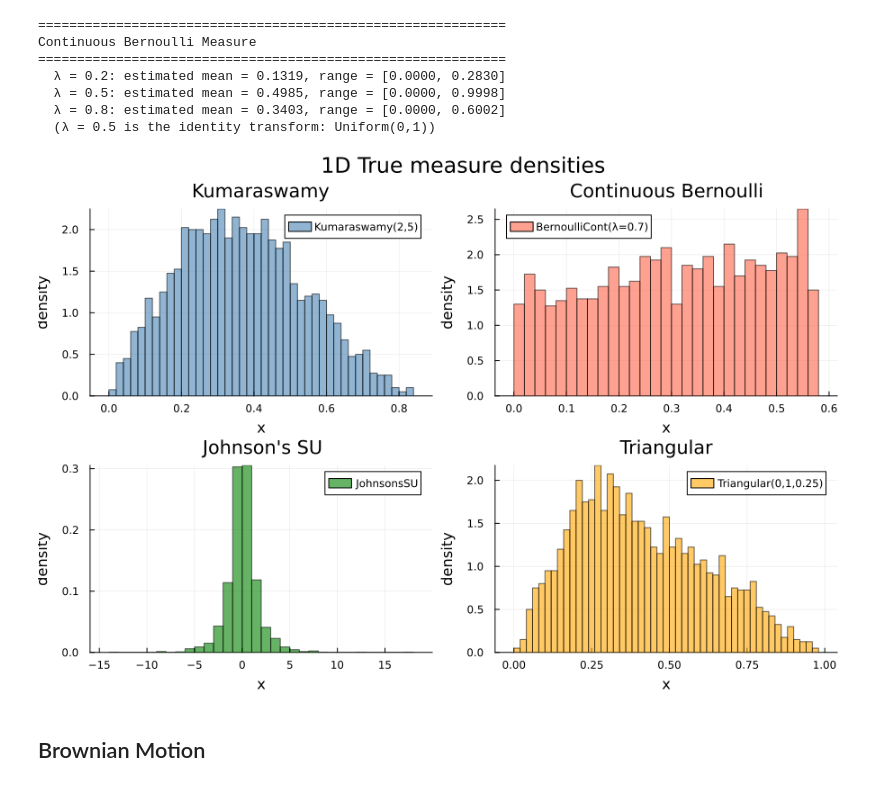
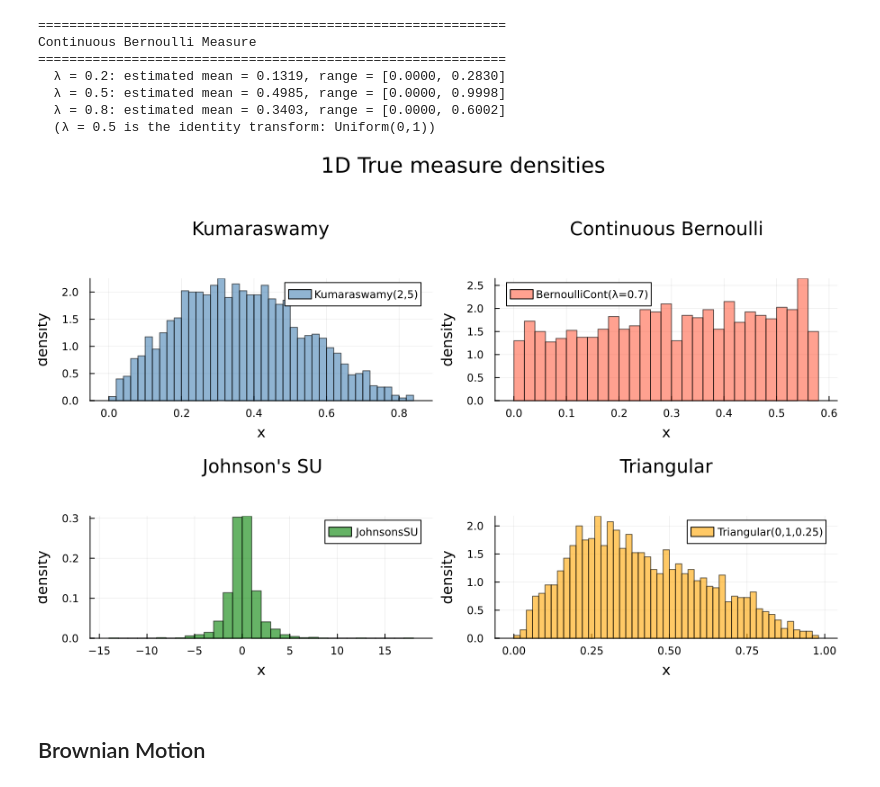
Before and after one commit to QMCSoftware/QMC.jl, a Jupyter notebook: demos/some_true_measures.ipynb, the cells around one changed output. Cells and saved outputs as stored; diff of their text form; code cells hidden in the pictures.

```diff
--- a/demos/some_true_measures.ipynb
+++ b/demos/some_true_measures.ipynb
@@ -267,35 +268,36 @@ if HAVE_PLOTS
     tm_k = QMC.Kumaraswamy(dd1d; alpha=2.0, beta=5.0)
     xk = transform(tm_k, gen_samples(dd1d, n_h))
     p1 = histogram(xk[:, 1]; bins=50, normalize=:pdf,
         alpha=0.6, color=:steelblue, label="Kumaraswamy(2,5)",
         xlabel="x", ylabel="density", title="Kumaraswamy")
 
     # Continuous Bernoulli (λ=0.7)
     tm_b = QMC.BernoulliCont(dd1d; lam=0.7)
     xb = transform(tm_b, gen_samples(dd1d, n_h))
     p2 = histogram(xb[:, 1]; bins=50, normalize=:pdf,
         alpha=0.6, color=:tomato, label="BernoulliCont(λ=0.7)",
         xlabel="x", ylabel="density", title="Continuous Bernoulli")
 
     # Johnson's SU
     tm_j = QMC.JohnsonsSU(dd1d; xi=0.0, lambda=1.0, gamma=0.0, delta=1.0)
     xj = transform(tm_j, gen_samples(dd1d, n_h))
     p3 = histogram(xj[:, 1]; bins=50, normalize=:pdf,
         alpha=0.6, color=:green, label="JohnsonsSU",
         xlabel="x", ylabel="density", title="Johnson's SU")
 
     # Triangular
     tm_tr = QMC.Triangular(dd1d; lower=0.0, upper=1.0, mode=0.25)
     xtr = transform(tm_tr, gen_samples(dd1d, n_h))
     p4 = histogram(xtr[:, 1]; bins=50, normalize=:pdf,
         alpha=0.6, color=:orange, label="Triangular(0,1,0.25)",
         xlabel="x", ylabel="density", title="Triangular")
 
     display(plot(p1, p2, p3, p4; layout=(2, 2), size=(900, 600),
-        plot_title="1D True measure densities"))
+        plot_titlevspan=0.12, plot_title="1D True measure densities",
+        top_margin=10Plots.mm, bottom_margin=5Plots.mm))
 end
 # %% [output]
-[figure, old version]
+[figure, new version]
 # %% [markdown]
 ## Brownian Motion
 # %%
```
Also changed, not shown: parts of 2 cells of this notebook, 36 other files.
